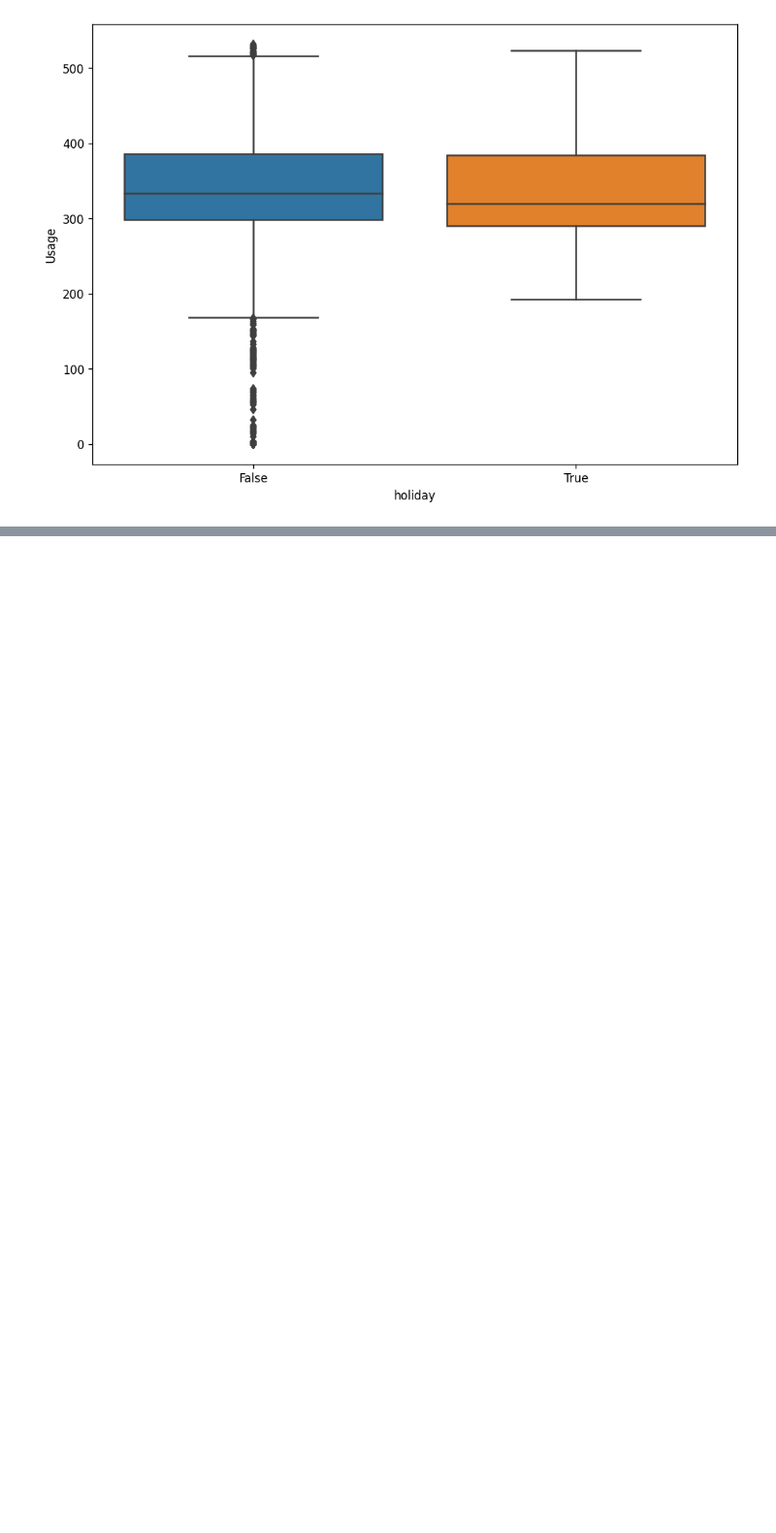
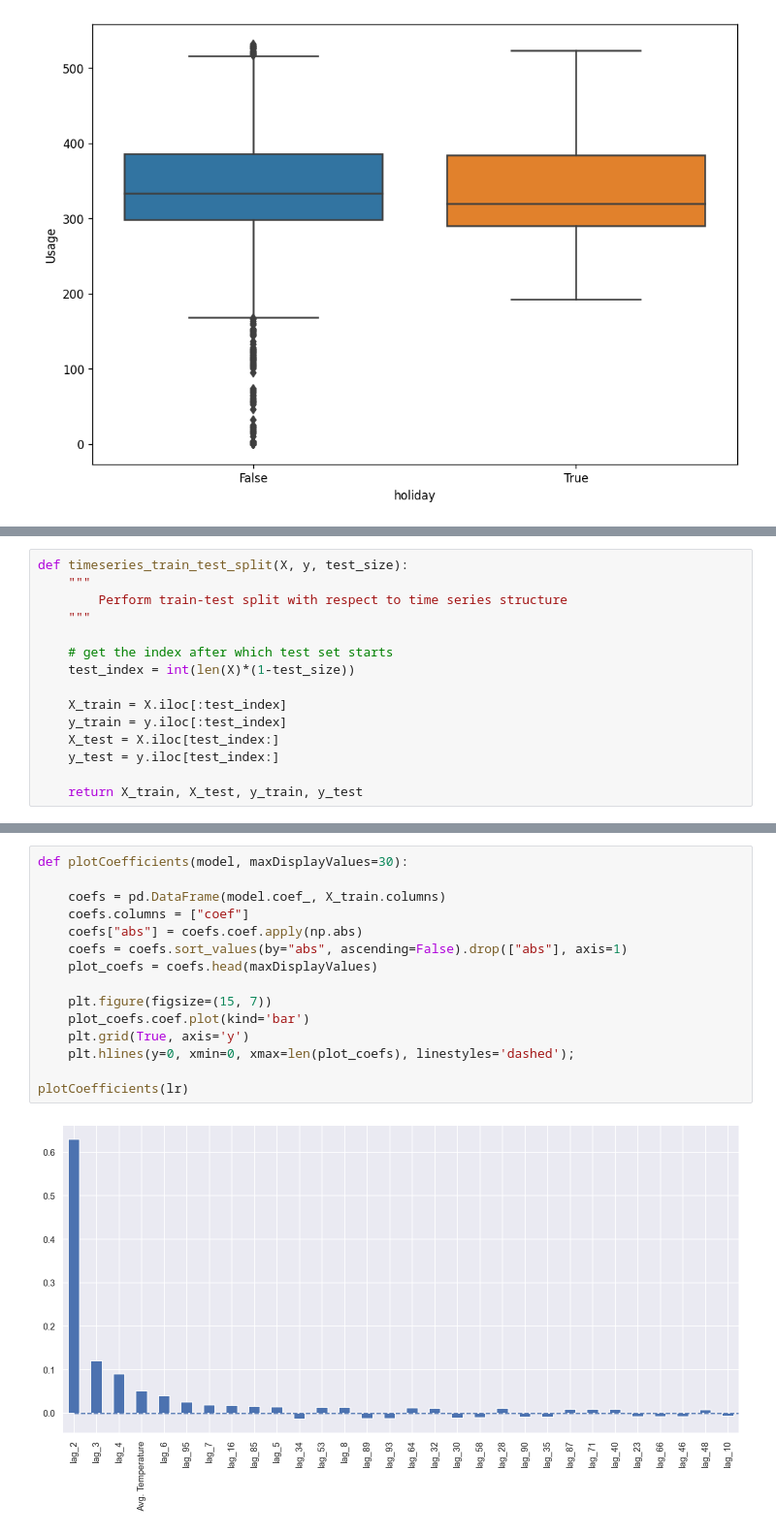
Before and after one commit to vsistla/w210-capstone-energyloadpredictor, a Jupyter notebook: eda/dkumar/PowerLoadPrediction - West EDA.ipynb, the cells around one changed output, grey strips where cells are left out. Shown at 97% size. Cells and saved outputs as stored; diff of their text form; blank space fills up the shorter version.

```diff
--- a/eda/dkumar/PowerLoadPrediction - West EDA.ipynb
+++ b/eda/dkumar/PowerLoadPrediction - West EDA.ipynb
@@ -454,0 +524,15 @@ boxplot(power_data_west_2021['holiday'], power_data_west_2021['Usage'])
+# %%
+def timeseries_train_test_split(X, y, test_size):
+    """
+        Perform train-test split with respect to time series structure
+    """
+
+    # get the index after which test set starts
+    test_index = int(len(X)*(1-test_size))
+
+    X_train = X.iloc[:test_index]
+    y_train = y.iloc[:test_index]
+    X_test = X.iloc[test_index:]
+    y_test = y.iloc[test_index:]
+
+    return X_train, X_test, y_train, y_test
@@ -454,0 +597,17 @@ boxplot(power_data_west_2021['holiday'], power_data_west_2021['Usage'])
+# %%
+def plotCoefficients(model, maxDisplayValues=30):
+
+    coefs = pd.DataFrame(model.coef_, X_train.columns)
+    coefs.columns = ["coef"]
+    coefs["abs"] = coefs.coef.apply(np.abs)
+    coefs = coefs.sort_values(by="abs", ascending=False).drop(["abs"], axis=1)
+    plot_coefs = coefs.head(maxDisplayValues)
+
+    plt.figure(figsize=(15, 7))
+    plot_coefs.coef.plot(kind='bar')
+    plt.grid(True, axis='y')
+    plt.hlines(y=0, xmin=0, xmax=len(plot_coefs), linestyles='dashed');
+
+plotCoefficients(lr)
+# %% [output]
+[figure, added]
```
Also changed, not shown: parts of 15 cells of this notebook.
